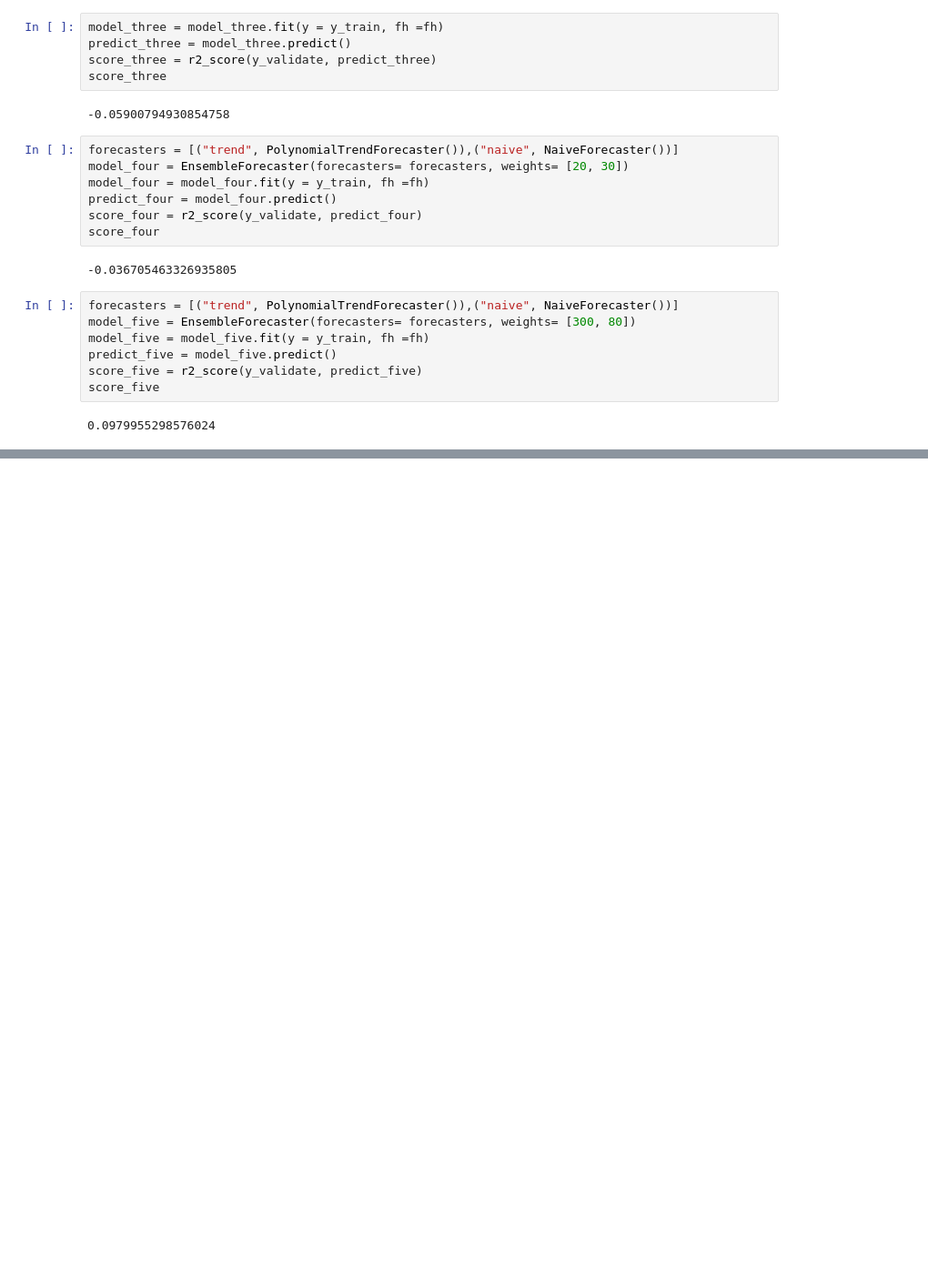
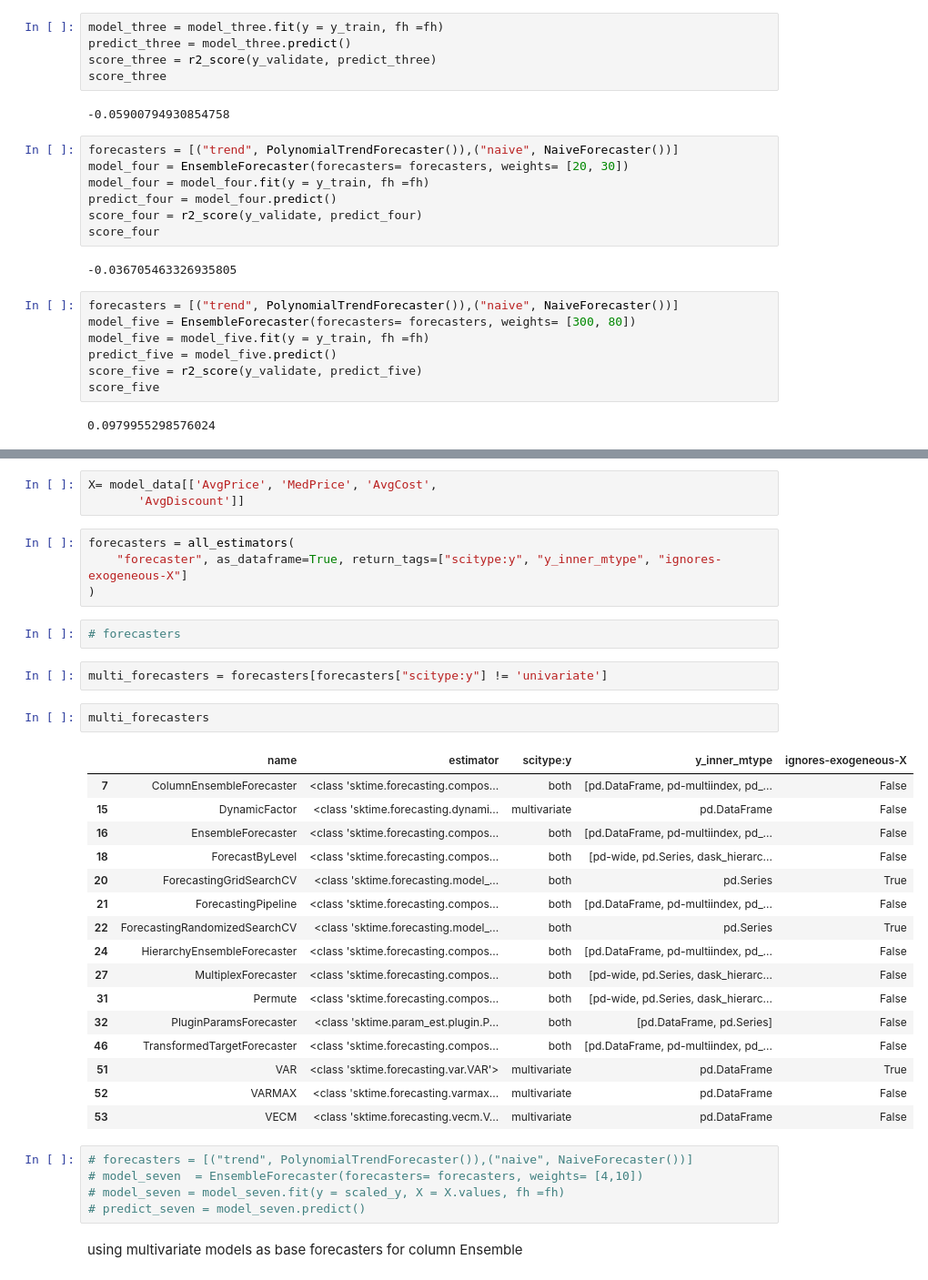
Before and after one commit to josephine-amponsah/hierarchical-forecasting, a Jupyter notebook: notebooks/multivariate-HTS.ipynb, the cells around one changed output, grey strips where cells are left out. Shown: that part at 91% size. Drawn from its saved outputs; the diff is of its cells as text; blank space fills up the shorter version.

Commit message:
built models with multivariate base estimators

```diff
--- a/notebooks/multivariate-HTS.ipynb
+++ b/notebooks/multivariate-HTS.ipynb
@@ -367,0 +485,37 @@ score_five
+# %%
+X= model_data[['AvgPrice', 'MedPrice', 'AvgCost',
+       'AvgDiscount']]
+# %%
+forecasters = all_estimators(
+    "forecaster", as_dataframe=True, return_tags=["scitype:y", "y_inner_mtype", "ignores-exogeneous-X"]
+)
+# %%
+# forecasters
+# %%
+multi_forecasters = forecasters[forecasters["scitype:y"] != 'univariate']
+# %%
+multi_forecasters
+# %% [output]
+|  | name | estimator | scitype:y | y_inner_mtype | ignores-exogeneous-X |
+| 7 | ColumnEnsembleForecaster | <class 'sktime.forecasting.compos... | both | [pd.DataFrame, pd-multiindex, pd_... | False |
+| 15 | DynamicFactor | <class 'sktime.forecasting.dynami... | multivariate | pd.DataFrame | False |
+| 16 | EnsembleForecaster | <class 'sktime.forecasting.compos... | both | [pd.DataFrame, pd-multiindex, pd_... | False |
+| 18 | ForecastByLevel | <class 'sktime.forecasting.compos... | both | [pd-wide, pd.Series, dask_hierarc... | False |
+| 20 | ForecastingGridSearchCV | <class 'sktime.forecasting.model_... | both | pd.Series | True |
+| 21 | ForecastingPipeline | <class 'sktime.forecasting.compos... | both | [pd.DataFrame, pd-multiindex, pd_... | False |
+| 22 | ForecastingRandomizedSearchCV | <class 'sktime.forecasting.model_... | both | pd.Series | True |
+| 24 | HierarchyEnsembleForecaster | <class 'sktime.forecasting.compos... | both | [pd.DataFrame, pd-multiindex, pd_... | False |
+| 27 | MultiplexForecaster | <class 'sktime.forecasting.compos... | both | [pd-wide, pd.Series, dask_hierarc... | False |
+| 31 | Permute | <class 'sktime.forecasting.compos... | both | [pd-wide, pd.Series, dask_hierarc... | False |
+| 32 | PluginParamsForecaster | <class 'sktime.param_est.plugin.P... | both | [pd.DataFrame, pd.Series] | False |
+| 46 | TransformedTargetForecaster | <class 'sktime.forecasting.compos... | both | [pd.DataFrame, pd-multiindex, pd_... | False |
+| 51 | VAR | <class 'sktime.forecasting.var.VAR'> | multivariate | pd.DataFrame | True |
+| 52 | VARMAX | <class 'sktime.forecasting.varmax... | multivariate | pd.DataFrame | False |
+| 53 | VECM | <class 'sktime.forecasting.vecm.V... | multivariate | pd.DataFrame | False |
+# %%
+# forecasters = [("trend", PolynomialTrendForecaster()),("naive", NaiveForecaster())]
+# model_seven  = EnsembleForecaster(forecasters= forecasters, weights= [4,10])
+# model_seven = model_seven.fit(y = scaled_y, X = X.values, fh =fh)
+# predict_seven = model_seven.predict()
+# %% [markdown]
+using multivariate models as base forecasters for column Ensemble
```
Also changed, not shown: parts of 37 cells of this notebook.
